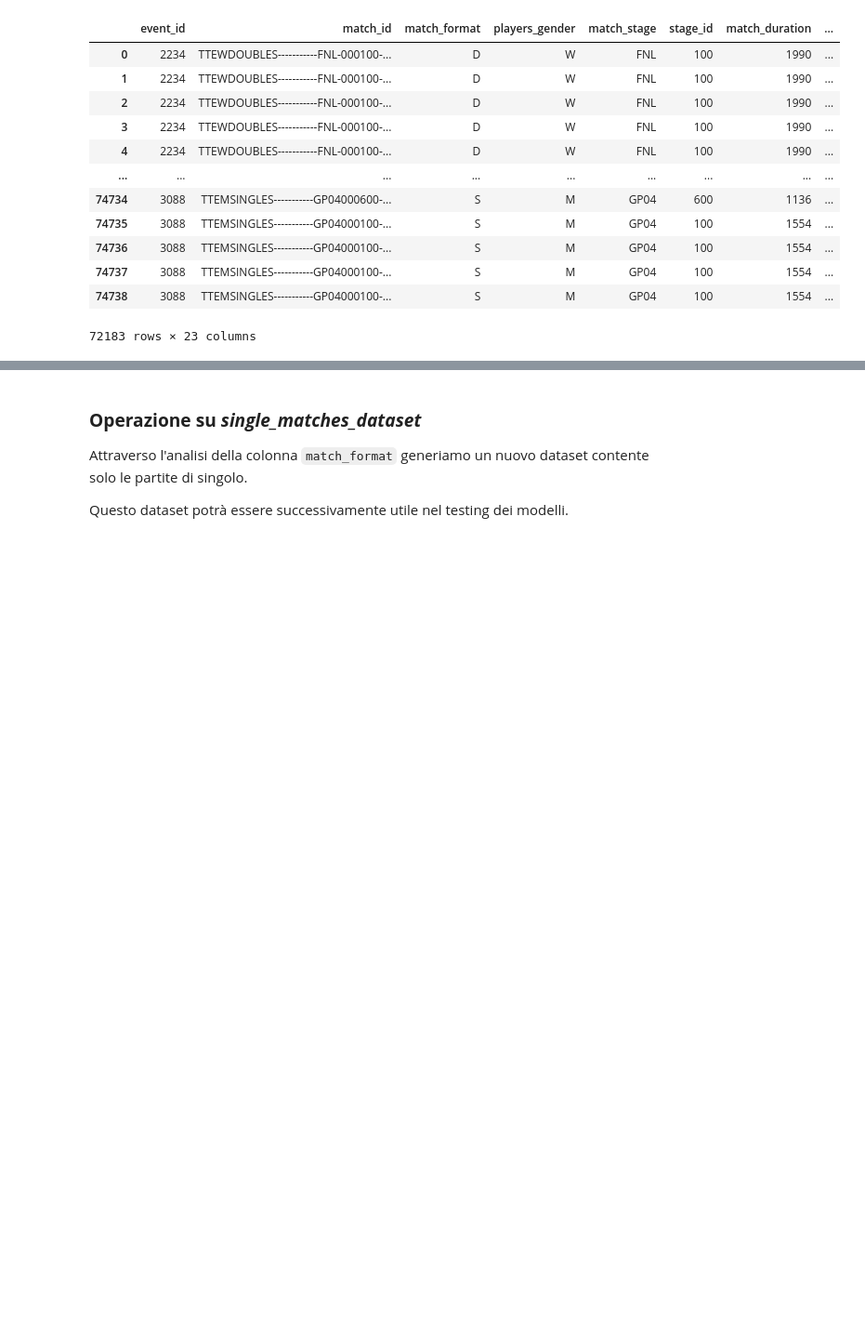
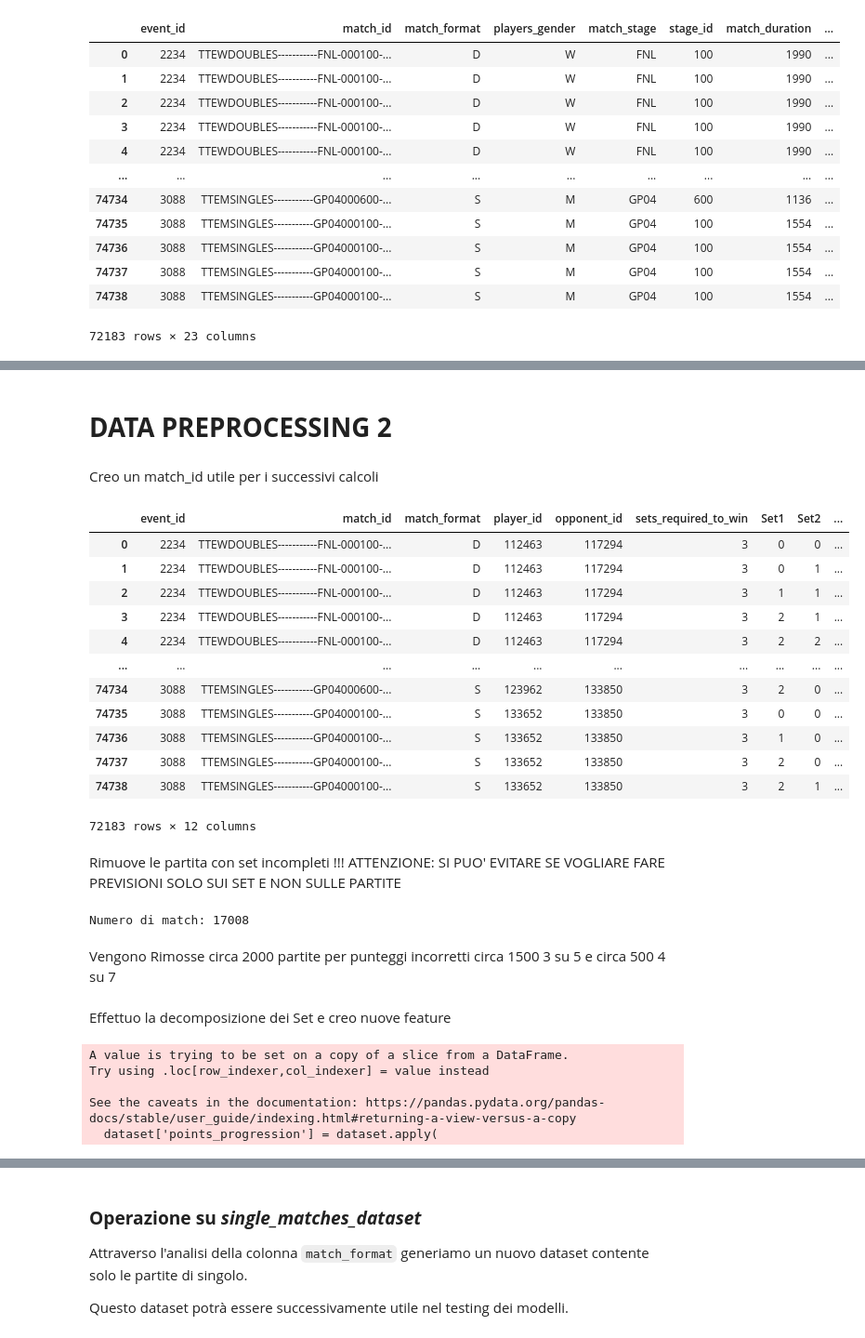
Before and after one commit to oraziotorre/MomentumShiftAI, a Jupyter notebook: TableTennisDataGenerator.ipynb, the cells around one changed output, grey strips where cells are left out. Shown at 93% size. Cells and saved outputs as stored; diff of their text form; code cells hidden in the pictures; blank space fills up the shorter version.

```diff
--- a/TableTennisDataGenerator.ipynb
+++ b/TableTennisDataGenerator.ipynb
@@ -371,7 +371,7 @@ File trovato: matches/3088_TTEMSINGLES-----------GP04000100----------_console_lo
 # **DATA PREPROCESSING**
 # %%
 # Importiamo il dataset ottenuto tramite le operazioni di scraping
-dataset = pd.read_csv("raw_dataset.csv")
+dataset = pd.read_csv("/content/raw_dataset_TT .csv")
 
 dataset
 # %% [output]
@@ -742,0 +740,56 @@ dataset.rename(columns={'opponent_id': 'Player2'}, inplace=True)
+# %% [markdown]
+# **DATA PREPROCESSING 2**
+# %% [markdown]
+Creo un match_id utile per i successivi calcoli
+# %%
+dataset['event_match_id'] = dataset.groupby(['event_id', 'match_id'], sort=False).ngroup() + 1
+dataset
+# %% [output]
+|  | event_id | match_id | match_format | player_id | opponent_id | sets_required_to_win | Set1 | Set2 | ... |
+| 0 | 2234 | TTEWDOUBLES-----------FNL-000100-... | D | 112463 | 117294 | 3 | 0 | 0 | ... |
+| 1 | 2234 | TTEWDOUBLES-----------FNL-000100-... | D | 112463 | 117294 | 3 | 0 | 1 | ... |
+| 2 | 2234 | TTEWDOUBLES-----------FNL-000100-... | D | 112463 | 117294 | 3 | 1 | 1 | ... |
+| 3 | 2234 | TTEWDOUBLES-----------FNL-000100-... | D | 112463 | 117294 | 3 | 2 | 1 | ... |
+| 4 | 2234 | TTEWDOUBLES-----------FNL-000100-... | D | 112463 | 117294 | 3 | 2 | 2 | ... |
+| ... | ... | ... | ... | ... | ... | ... | ... | ... | ... |
+| 74734 | 3088 | TTEMSINGLES-----------GP04000600-... | S | 123962 | 133850 | 3 | 2 | 0 | ... |
+| 74735 | 3088 | TTEMSINGLES-----------GP04000100-... | S | 133652 | 133850 | 3 | 0 | 0 | ... |
+| 74736 | 3088 | TTEMSINGLES-----------GP04000100-... | S | 133652 | 133850 | 3 | 1 | 0 | ... |
+| 74737 | 3088 | TTEMSINGLES-----------GP04000100-... | S | 133652 | 133850 | 3 | 2 | 0 | ... |
+| 74738 | 3088 | TTEMSINGLES-----------GP04000100-... | S | 133652 | 133850 | 3 | 2 | 1 | ... |
+72183 rows × 12 columns
+# %% [markdown]
+Rimuove le partita con set incompleti
+!!! ATTENZIONE: SI PUO' EVITARE SE VOGLIARE FARE PREVISIONI SOLO SUI SET E NON SULLE PARTITE
+# %%
+def is_valid_group(group):
+    required = int(group['sets_required_to_win'].iloc[0])
+    condition_1 = ((group['SetWinner'] == 1) & (group['Set1'] == required - 1)).any()
+    condition_2 = ((group['SetWinner'] == 2) & (group['Set2'] == required - 1)).any()
+    return condition_1 or condition_2
+
+# Trova tutti i match_id validi
+valid_match_ids = dataset.groupby('event_match_id').filter(is_valid_group)['event_match_id'].unique()
+
+# Filtra il dataframe mantenendo solo i match_id validi
+dataset = dataset[dataset['event_match_id'].isin(valid_match_ids)]
+
+num_match_id = dataset['event_match_id'].nunique()
+print(f"Numero di match: {num_match_id}")
+# %% [output]
+Numero di match: 17008
+# %% [markdown]
+Vengono Rimosse circa 2000 partite per punteggi incorretti
+circa 1500 3 su 5 e circa 500 4 su 7
+# %% [markdown]
+Effettuo la decomposizione dei Set e creo nuove feature
+# %%
+dataset['points_progression'] = dataset.apply(
+    lambda row: row['points_progression'] + [row['SetWinner']] if isinstance(row['points_progression'], list) else [row['SetWinner']],
+    axis=1)
+# %% [output]
+A value is trying to be set on a copy of a slice from a DataFrame.
+Try using .loc[row_indexer,col_indexer] = value instead
+
+See the caveats in the documentation: https://pandas.pydata.org/pandas-docs/stable/user_guide/indexing.html#returning-a-view-versus-a-copy
+  dataset['points_progression'] = dataset.apply(
```
Also changed, not shown: parts of 12 cells of this notebook.
